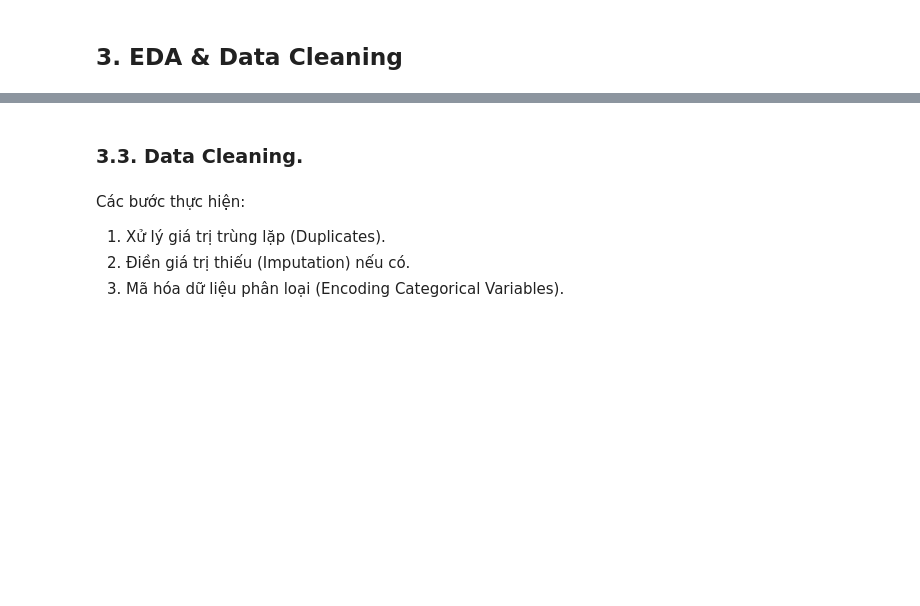
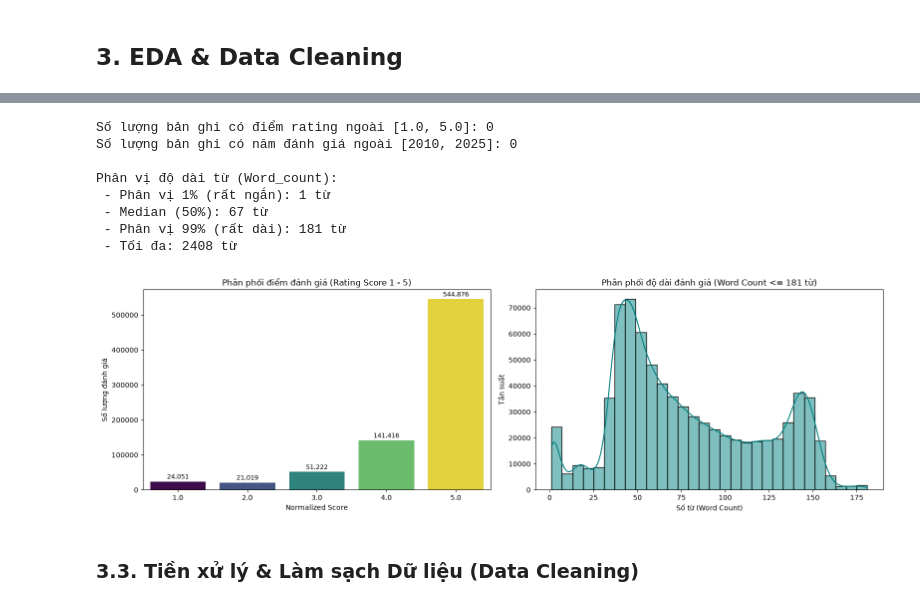
Before and after one commit to trietnguyen2611/Hotel-Review-AI-Chatbot, a Jupyter notebook: Project.ipynb, the cells around one changed output, grey strips where cells are left out. Cells and saved outputs as stored; diff of their text form; code cells hidden in the pictures; blank space fills up the shorter version.

```diff
--- a/Project.ipynb
+++ b/Project.ipynb
@@ -260,8 +338,50 @@ plt.show()
+# %%
+# 1. Kiểm tra tính hợp lệ của miền giá trị (Domain Validity Check)
+invalid_scores = df[(df['normalized_score'] < 1.0) | (df['normalized_score'] > 5.0)]
+invalid_years = df[(df['year'] < 2010) | (df['year'] > 2025)]
+print(f"Số lượng bản ghi có điểm rating ngoài [1.0, 5.0]: {len(invalid_scores)}")
+print(f"Số lượng bản ghi có năm đánh giá ngoài [2010, 2025]: {len(invalid_years)}")
+
+# 2. Phân tích độ dài văn bản (Word_count)
+print(f"\nPhân vị độ dài từ (Word_count):")
+print(f" - Phân vị 1% (rất ngắn): {df['Word_count'].quantile(0.01):.0f} từ")
+print(f" - Median (50%): {df['Word_count'].median():.0f} từ")
+print(f" - Phân vị 99% (rất dài): {df['Word_count'].quantile(0.99):.0f} từ")
+print(f" - Tối đa: {df['Word_count'].max()} từ")
+
+# 3. Trực quan hóa phân phối điểm rating và độ dài đánh giá
+fig, axes = plt.subplots(1, 2, figsize=(16, 5))
+
+# Biểu đồ 1: Phân phối điểm số normalized_score
+sns.countplot(ax=axes[0], x='normalized_score', data=df, hue='normalized_score', palette='viridis', legend=False)
+axes[0].set_title("Phân phối điểm đánh giá (Rating Score 1 - 5)")
+axes[0].set_xlabel("Normalized Score")
+axes[0].set_ylabel("Số lượng đánh giá")
+for p in axes[0].patches:
+    axes[0].annotate(f'{int(p.get_height()):,}',
+                     (p.get_x() + p.get_width() / 2., p.get_height()),
+                     ha='center', va='baseline', fontsize=9, xytext=(0, 4),
+                     textcoords='offset points')
+
+# Biểu đồ 2: Phân phối độ dài văn bản (Word_count cắt ở quantile 99% để quan sát)
+q99 = df['Word_count'].quantile(0.99)
+sns.histplot(ax=axes[1], data=df[df['Word_count'] <= q99], x='Word_count', bins=30, kde=True, color='teal')
+axes[1].set_title(f"Phân phối độ dài đánh giá (Word Count <= {int(q99)} từ)")
+axes[1].set_xlabel("Số từ (Word Count)")
+axes[1].set_ylabel("Tần suất")
+
+plt.tight_layout()
+plt.savefig('Data/charts_img/32_outliers_distribution.png', dpi=300)
+plt.show()
+# %% [output]
+Số lượng bản ghi có điểm rating ngoài [1.0, 5.0]: 0
+Số lượng bản ghi có năm đánh giá ngoài [2010, 2025]: 0
+
+Phân vị độ dài từ (Word_count):
+ - Phân vị 1% (rất ngắn): 1 từ
+ - Median (50%): 67 từ
+ - Phân vị 99% (rất dài): 181 từ
+ - Tối đa: 2408 từ
+[figure, added]
 # %% [markdown]
-### 3.3. Data Cleaning.
+### 3.3. Tiền xử lý & Làm sạch Dữ liệu (Data Cleaning)
-# %% [markdown]
-Các bước thực hiện:
-
-1. Xử lý giá trị trùng lặp (Duplicates).
-2. Điền giá trị thiếu (Imputation) nếu có.
-3. Mã hóa dữ liệu phân loại (Encoding Categorical Variables).
```
Also changed, not shown: parts of 24 cells of this notebook.
